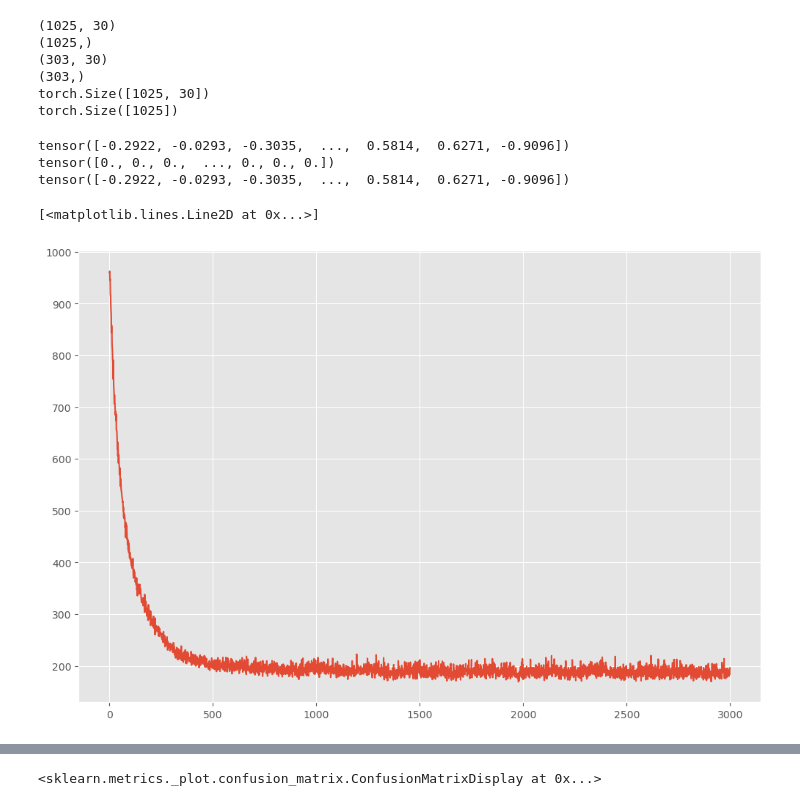
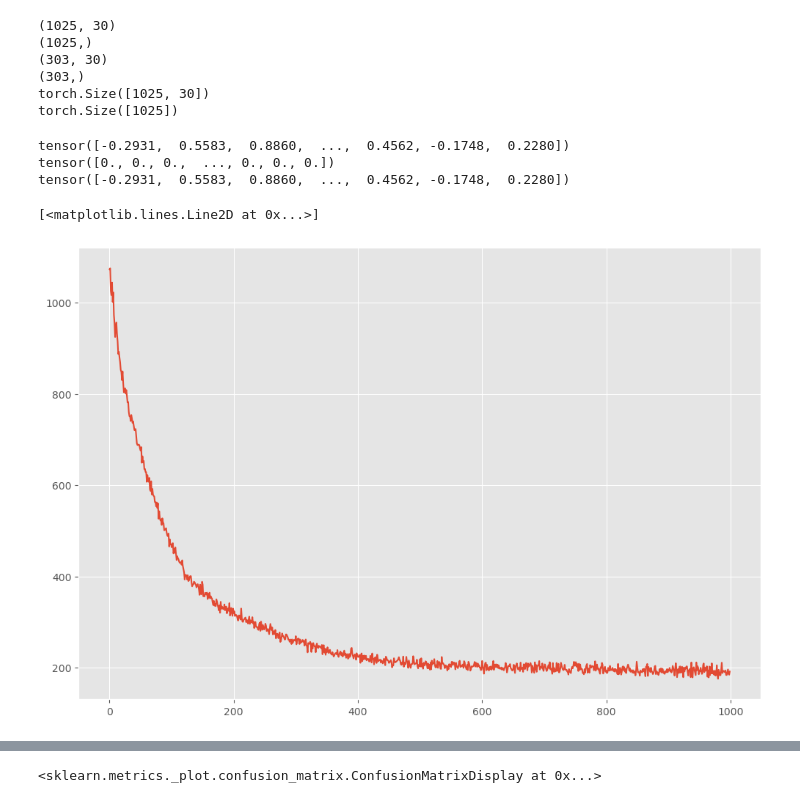
Before and after one commit to Frederik12345678/MBML-Water_quality, a Jupyter notebook: GP+LinReg.ipynb, the cells around one changed output, grey strips where cells are left out. Cells and saved outputs as stored; diff of their text form; code cells hidden in the pictures.

```diff
--- a/GP+LinReg.ipynb
+++ b/GP+LinReg.ipynb
@@ -119,8 +119,8 @@ class VariationalGP(GPModel):
         f_bin = self.X_linear.new_zeros(self.latent_shape + (2,))
         self.f_bin = Parameter(f_bin)
 
-        self.beta_vals_1 = np.zeros(3000)
-        self.beta_vals_2 = np.zeros(3000)
+        self.beta_vals_1 = np.zeros(1000)
+        self.beta_vals_2 = np.zeros(1000)
         self.i = 0
 
 
@@ -289,37 +289,37 @@ torch.Size([1025])
 pyro.clear_param_store()
 #kernel = gp.kernels.RBF(input_dim=13, lengthscale=torch.ones(13)) # 96.37% accuracy
 kernel = gp.kernels.Matern32(input_dim=n-2, lengthscale=torch.ones(n-2)) # 99.01% accuracy
 likelihood = gp.likelihoods.Binary()
 
 # turn on "whiten" flag for more stable optimization
 #vsgp = VariationalGP(X_train_tensor.reshape(-1, 13), y_train_tensor.reshape(-1), kernel, likelihood=likelihood, whiten=True, jitter=1e-6)
 
 model = VariationalGP(
     X_train_tensor,
     y_train_tensor,
     kernel,
     likelihood=likelihood,
     whiten=True,
     jitter=1e-03,
     latent_shape=torch.Size([]),
 )
 
 # instead of defining our own training loop, we will
 # use the built-in support provided by the GP module
-num_steps = 3000
+num_steps = 1000
 #losses = gp.util.train(vsgp, num_steps=num_steps)
 losses = gp.util.train(model, num_steps=num_steps)
 #plt.plot(losses);
 #jitter = 1e-6
 #Lff = torch.cholesky(Kff + jitter * torch.eye(Kff.shape[0]))¨
 
 plt.plot(losses)
 # %% [output]
-tensor([-0.2922, -0.0293, -0.3035,  ...,  0.5814,  0.6271, -0.9096])
+tensor([-0.2931,  0.5583,  0.8860,  ...,  0.4562, -0.1748,  0.2280])
 tensor([0., 0., 0.,  ..., 0., 0., 0.])
-tensor([-0.2922, -0.0293, -0.3035,  ...,  0.5814,  0.6271, -0.9096])
+tensor([-0.2931,  0.5583,  0.8860,  ...,  0.4562, -0.1748,  0.2280])
 [<matplotlib.lines.Line2D at 0x...>]
-[figure, old version]
+[figure, new version]
 # %%
 
 print(model.f_bin)
```
Also changed, not shown: parts of 2 cells of this notebook, 5 other files.
